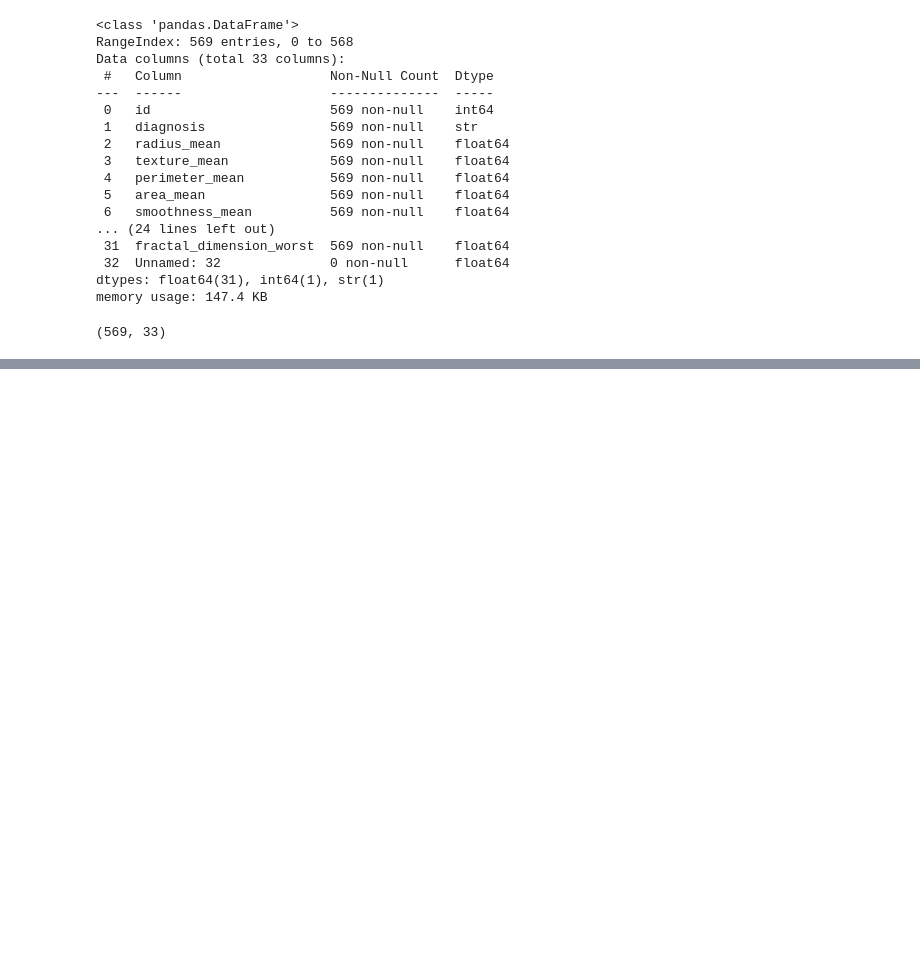
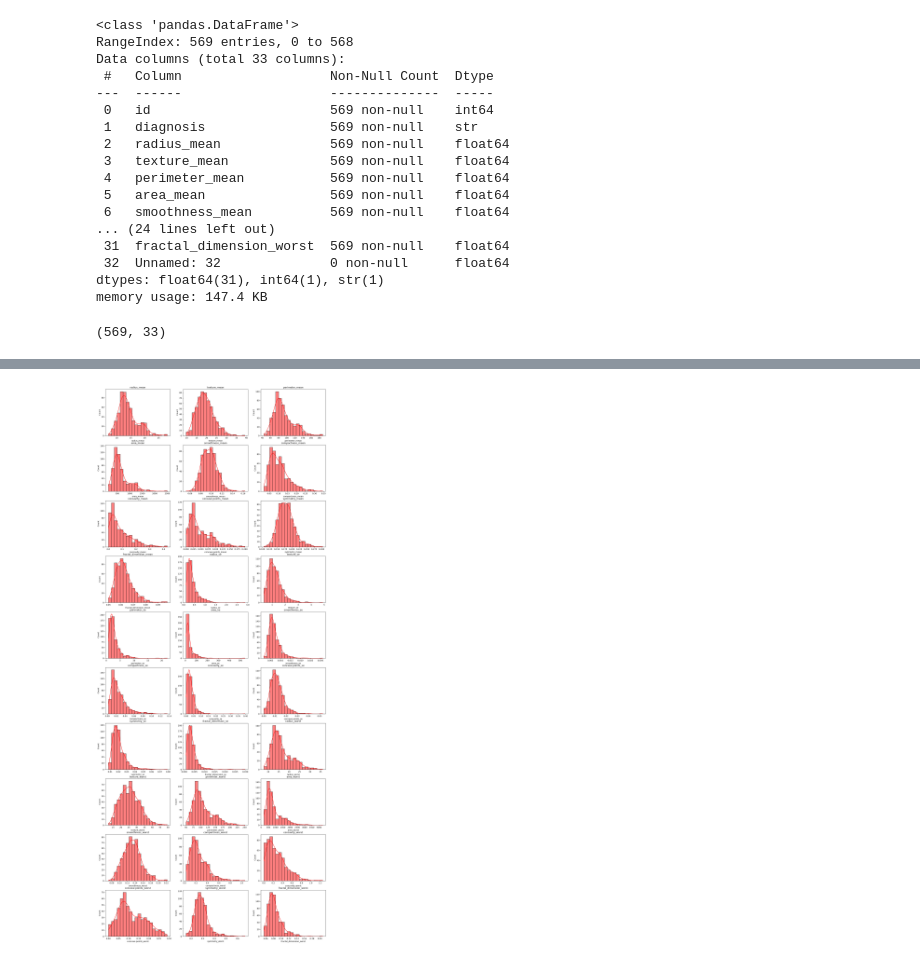
Before and after one commit to alaricbat/KNN, a Jupyter notebook: KNN_classifier.ipynb, the cells around one changed output, grey strips where cells are left out. Cells and saved outputs as stored; diff of their text form; code cells hidden in the pictures; blank space fills up the shorter version.

Commit message:
Common:KNN:20260921:Add Visualize Data for KNN Classifier

```diff
--- a/KNN_classifier.ipynb
+++ b/KNN_classifier.ipynb
@@ -44,0 +55,3 @@ df.shape
+# %%
+df = df.drop(['Unnamed: 32'], axis=1)
+num_cols = df.select_dtypes(include=['float64']).columns
@@ -44,0 +71,9 @@ df.shape
+# %%
+#Distribution of columns
+fig, axes = plt.subplots(10, 3, figsize=(20, 50))
+axes = axes.flatten()
+for i, col in enumerate(num_cols):
+    sns.histplot(df[col], kde=True, color='red', bins=20, ax=axes[i])
+    axes[i].set_title(col)
+# %% [output]
+[figure, added]
```
Also changed, not shown: parts of 11 cells of this notebook, 1 other file.
